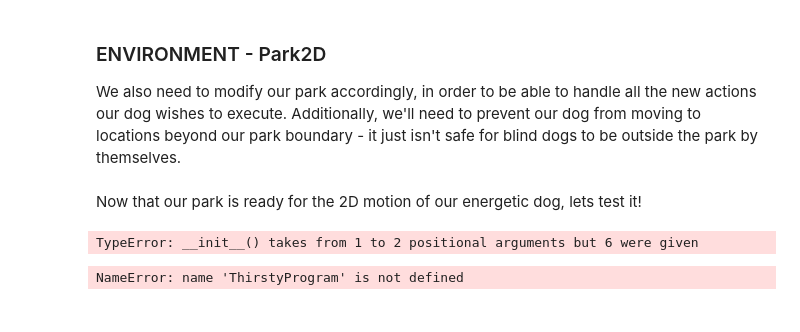
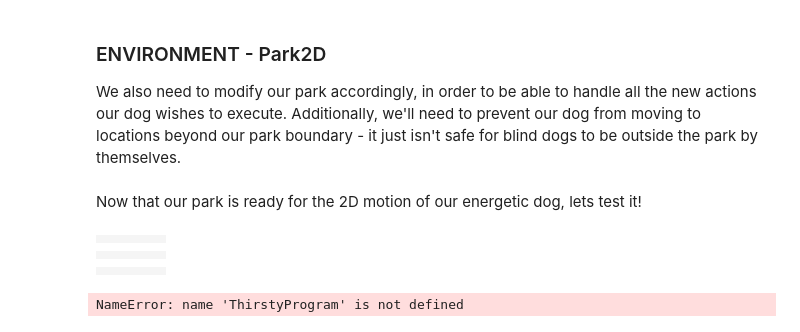
Before and after one commit to kerfootj/csc421, a Jupyter notebook: assignment1_agents.ipynb, the cells around one changed output. Saved outputs shown, nothing was run; the diff lists cells and outputs as text; code cells hidden in the pictures.

Commit message:
updated agents

```diff
--- a/assignment1_agents.ipynb
+++ b/assignment1_agents.ipynb
@@ -611,6 +671,10 @@ class Bump(Thing):
     pass
 
 class Park2D(GraphicEnvironment):
+
+    def __init__(self, width=10, height=10, boundary=True, color={}, display=False):
+     super().__init__(width, height, boundary, color, display)
+     self.steps = 0
 
     def percept(self, agent):
         '''return a list of things that are in our agent's location'''
@@ -640,6 +704,7 @@ class Park2D(GraphicEnvironment):
         elif action == 'moveforward':
             print('{} decided to move {}wards at location: {}'.format(str(agent)[1:-1], agent.direction.direction, agent.location))
             agent.moveforward()
+            self.steps += 1
         elif action == "mark":
             items = self.list_things_at(agent.location, tclass=Tree)
             if (len(items)) != 0:
@@ -647,14 +712,7 @@ class Park2D(GraphicEnvironment):
                     print('{} marked {} at location: {}'
                          .format(str(agent)[1:-1], str(items[0])[1:-1], agent.location))
                     self.delete_thing(items[0])
-                    self.add_thing(StainedTree(), agent.location)
-        elif action == "eat":
-            items = self.list_things_at(agent.location, tclass=Food)
-            if len(items) != 0:
-                if agent.eat(items[0]): #Have the dog eat the first item
-                    print('{} ate {} at location: {}'
-                          .format(str(agent)[1:-1], str(items[0])[1:-1], agent.location))
-                    self.delete_thing(items[0]) #Delete it from the Park after.
+                    self.add_thing(StainedTree(), copy.deepcopy(agent.location))
         elif action == "drink":
             items = self.list_things_at(agent.location, tclass=Water)
             if len(items) != 0:
@@ -666,41 +724,46 @@ class Park2D(GraphicEnvironment):
     def is_done(self):
         '''By default, we're done when we can't find a live agent,
         but to prevent killing our cute dog, we will stop before itself - when there is no more food or water'''
-        no_actions = not any(isinstance(thing, Food) or isinstance(thing, Water) or isinstance(thing, Tree) for thing in self.things)
+        no_actions = not any(isinstance(thing, Water) or isinstance(thing, Tree) for thing in self.things)
         dead_agents = not any(agent.is_alive() for agent in self.agents)
         done = dead_agents or no_actions
 
         if done:
             for agent in self.agents:
                 agent.location = [0, 0]
+            print('Steps taken: {}'.format(self.steps))
 
         return done
 # %% [markdown]
 Now that our park is ready for the 2D motion of our energetic dog, lets test it!
 # %%
-park = Park2D(5, 5, color={'EnergeticBlindDog': (200,0,0), 'Water': (0, 200, 200), 'Tree': (230, 115, 40),
+park = Park2D(5,5, color={'EnergeticBlindDog': (200,0,0), 'Water': (0, 200, 200), 'Tree': (230, 115, 40),
              'StainedTree': (255, 255,0)})
 dog = EnergeticBlindDog(program)
 tree = Tree()
 water = Water()
 park.add_thing(dog, [0,0])
 park.add_thing(tree, [1,2])
 park.add_thing(water, [0,1])
 morewater = Water()
 anothertree = Tree()
 park.add_thing(morewater, [2,4])
 park.add_thing(anothertree, [4,3])
 print("dog started at [0,0], facing down. Let's see if he found any food or water!")
 
 # this should run until the simulation is done. The two trees should be stained and
 # the dog should be at [0,0]
 
-showGUI = False
+showGUI = True
 if (showGUI):
     park.run()
 else:
     while not(park.is_done()):
         park.step()
 # %% [output]
-TypeError: __init__() takes from 1 to 2 positional arguments but 6 were given
+|  |  |  |  |  |
+|  |  |  |  |  |
+|  |  |  |  |  |
+|  |  |  |  |  |
+|  |  |  |  |  |
 # %%
```
Also changed, not shown: parts of 3 cells of this notebook.
